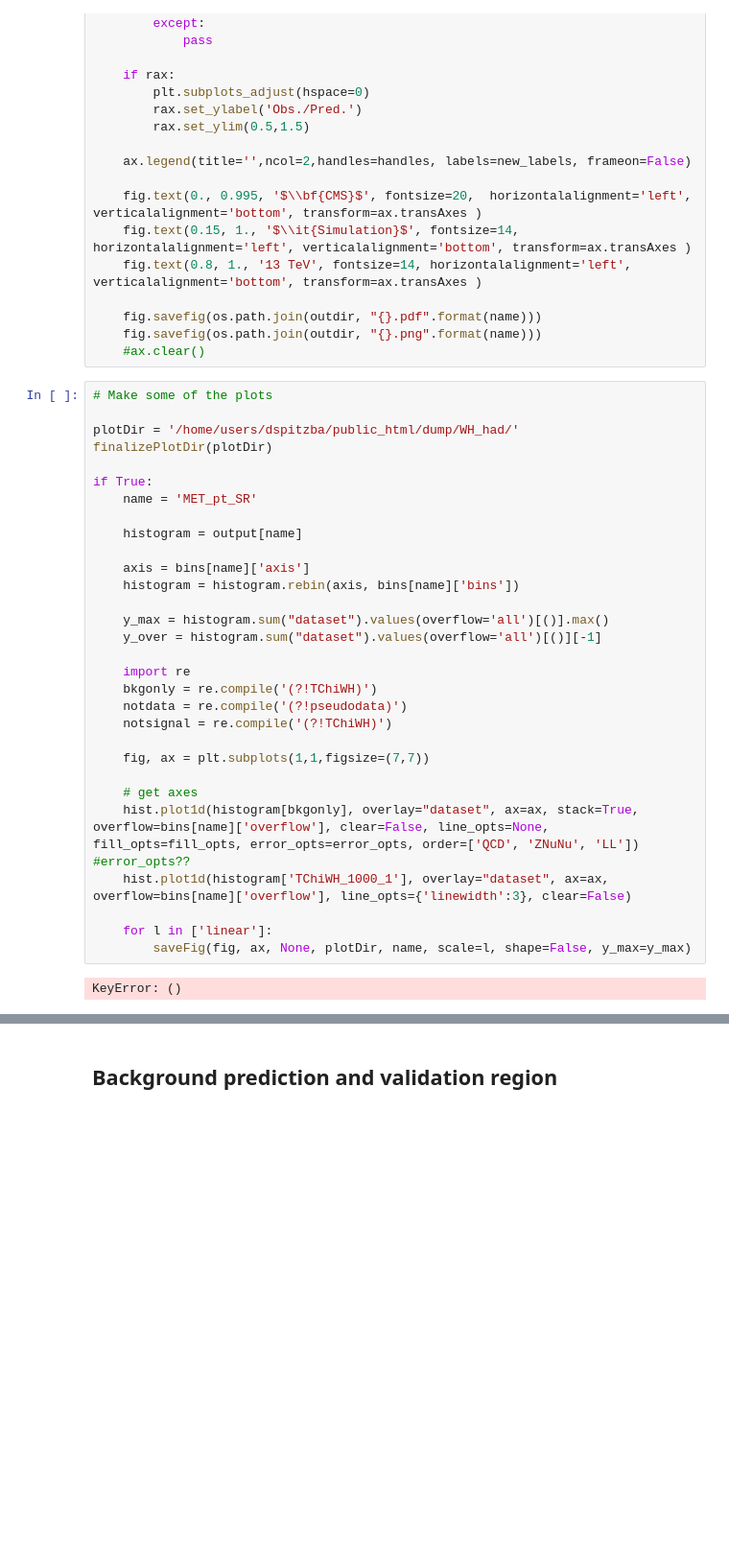
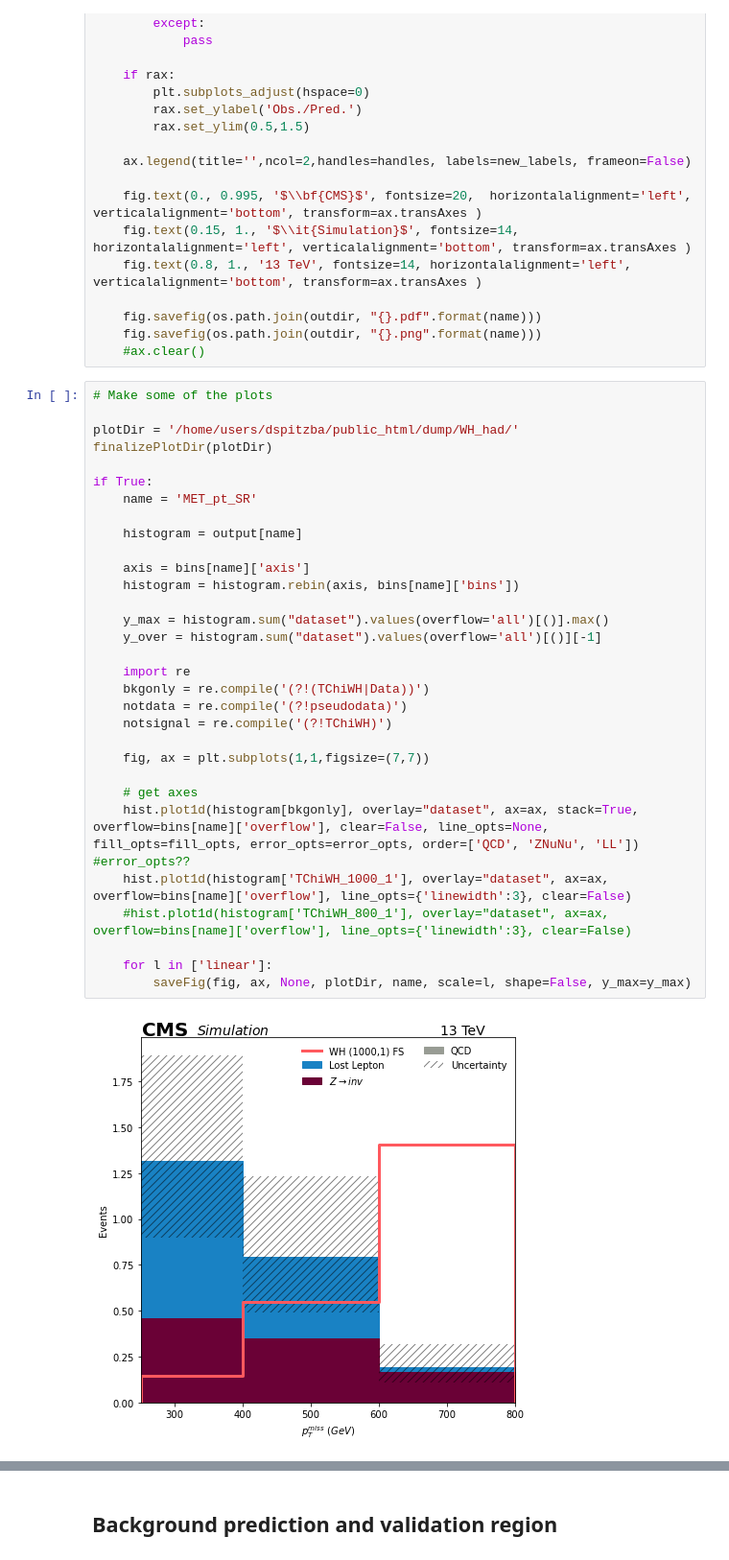
Before and after one commit to ksalyer/tW_scattering, a Jupyter notebook: notebooks/WH_hadronic.ipynb, the cells around one changed output, grey strips where cells are left out. Shown: that part at 96% size. Drawn from its saved outputs; the diff is of its cells as text; blank space fills up the shorter version.

```diff
--- a/notebooks/WH_hadronic.ipynb
+++ b/notebooks/WH_hadronic.ipynb
@@ -628,32 +644,33 @@ def saveFig( fig, ax, rax, path, name, scale='linear', shape=False, y_max=-1 ):
 # %%
 # Make some of the plots
 
 plotDir = '/home/users/dspitzba/public_html/dump/WH_had/'
 finalizePlotDir(plotDir)
 
 if True:
     name = 'MET_pt_SR'
 
     histogram = output[name]
 
     axis = bins[name]['axis']
     histogram = histogram.rebin(axis, bins[name]['bins'])
 
     y_max = histogram.sum("dataset").values(overflow='all')[()].max()
     y_over = histogram.sum("dataset").values(overflow='all')[()][-1]
 
     import re
-    bkgonly = re.compile('(?!TChiWH)')
+    bkgonly = re.compile('(?!(TChiWH|Data))')
     notdata = re.compile('(?!pseudodata)')
     notsignal = re.compile('(?!TChiWH)')
 
     fig, ax = plt.subplots(1,1,figsize=(7,7))
 
     # get axes
     hist.plot1d(histogram[bkgonly], overlay="dataset", ax=ax, stack=True, overflow=bins[name]['overflow'], clear=False, line_opts=None, fill_opts=fill_opts, error_opts=error_opts, order=['QCD', 'ZNuNu', 'LL']) #error_opts??
     hist.plot1d(histogram['TChiWH_1000_1'], overlay="dataset", ax=ax, overflow=bins[name]['overflow'], line_opts={'linewidth':3}, clear=False)
+    #hist.plot1d(histogram['TChiWH_800_1'], overlay="dataset", ax=ax, overflow=bins[name]['overflow'], line_opts={'linewidth':3}, clear=False)
 
     for l in ['linear']:
         saveFig(fig, ax, None, plotDir, name, scale=l, shape=False, y_max=y_max)
 # %% [output]
-KeyError: ()
+[figure, added]
```
Also changed, not shown: parts of 14 cells of this notebook, 3 other files.
